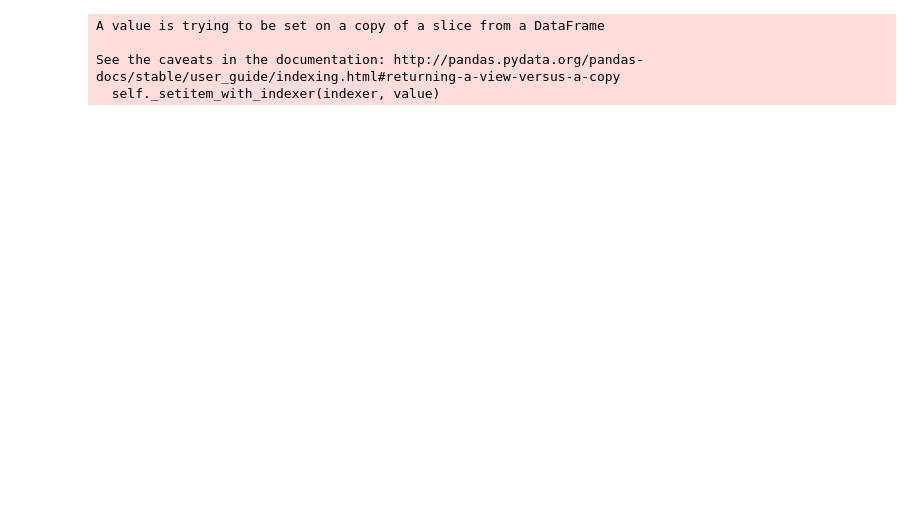
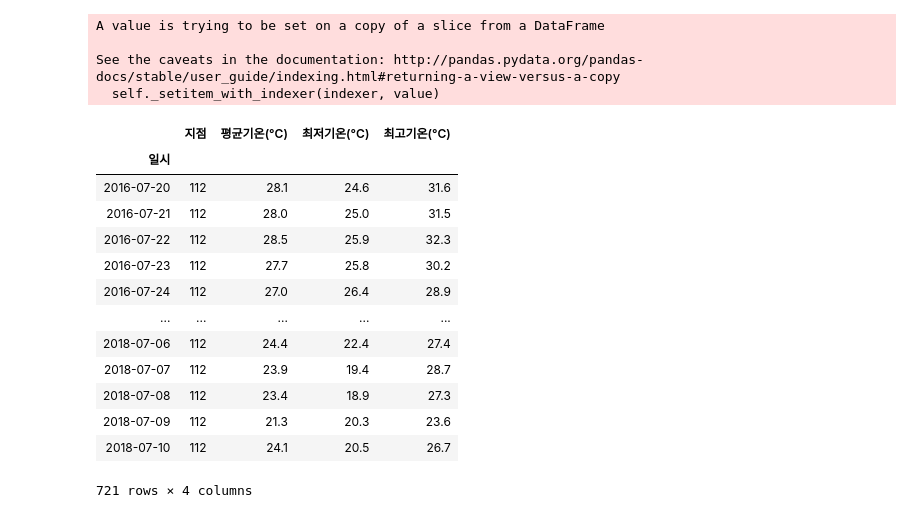
Before and after one commit to bill7845/jupyter_repo, a Jupyter notebook: jupyter_CODE/전력수요예측/전력수요예측_5_평일주말_encoding_일별.ipynb, the cells around one changed output. Saved outputs shown, nothing was run; the diff lists cells and outputs as text; code cells hidden in the pictures; blank space fills up the shorter version.

```diff
--- a/jupyter_CODE/전력수요예측/전력수요예측_5_평일주말_encoding_일별.ipynb
+++ b/jupyter_CODE/전력수요예측/전력수요예측_5_평일주말_encoding_일별.ipynb
@@ -496,0 +506,20 @@ test_none_scale = pd.read_csv('test_sample',index_col='Time',parse_dates=True)
+# %%
+weather_day = pd.read_csv('C:/Users/KIHyuk/Desktop/전력수요예측/인천_일별_기상자료.csv',encoding='euc-kr',index_col='일시',parse_dates=True)
+del weather_day['지점']
+# %%
+weather_day
+# %% [output]
+|  | 지점 | 평균기온(°C) | 최저기온(°C) | 최고기온(°C) |
+| 일시 |  |  |  |  |
+| 2016-07-20 | 112 | 28.1 | 24.6 | 31.6 |
+| 2016-07-21 | 112 | 28.0 | 25.0 | 31.5 |
+| 2016-07-22 | 112 | 28.5 | 25.9 | 32.3 |
+| 2016-07-23 | 112 | 27.7 | 25.8 | 30.2 |
+| 2016-07-24 | 112 | 27.0 | 26.4 | 28.9 |
+| ... | ... | ... | ... | ... |
+| 2018-07-06 | 112 | 24.4 | 22.4 | 27.4 |
+| 2018-07-07 | 112 | 23.9 | 19.4 | 28.7 |
+| 2018-07-08 | 112 | 23.4 | 18.9 | 27.3 |
+| 2018-07-09 | 112 | 21.3 | 20.3 | 23.6 |
+| 2018-07-10 | 112 | 24.1 | 20.5 | 26.7 |
+721 rows × 4 columns
```
Also changed, not shown: parts of 9 cells of this notebook, 6 other files.
